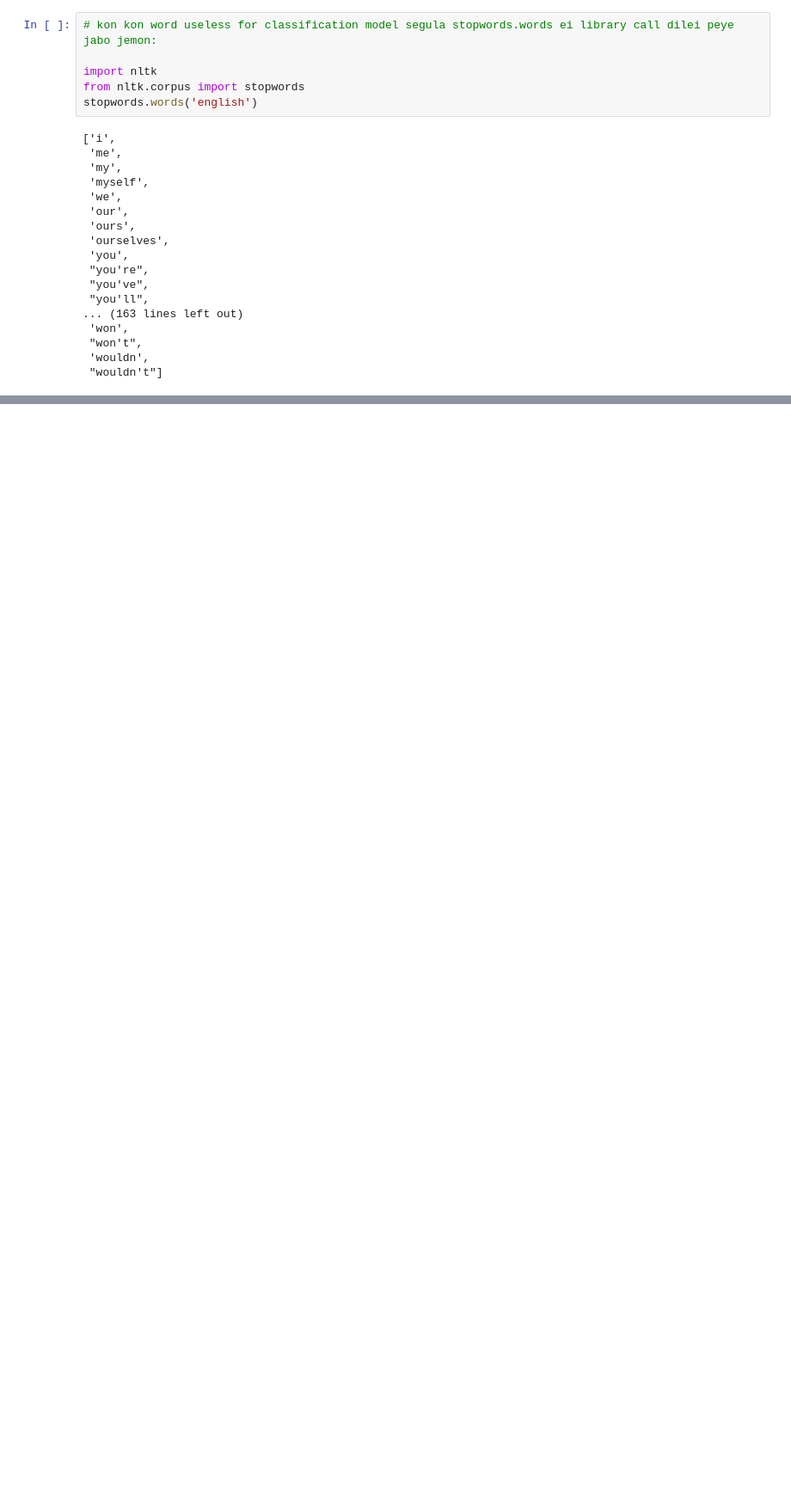
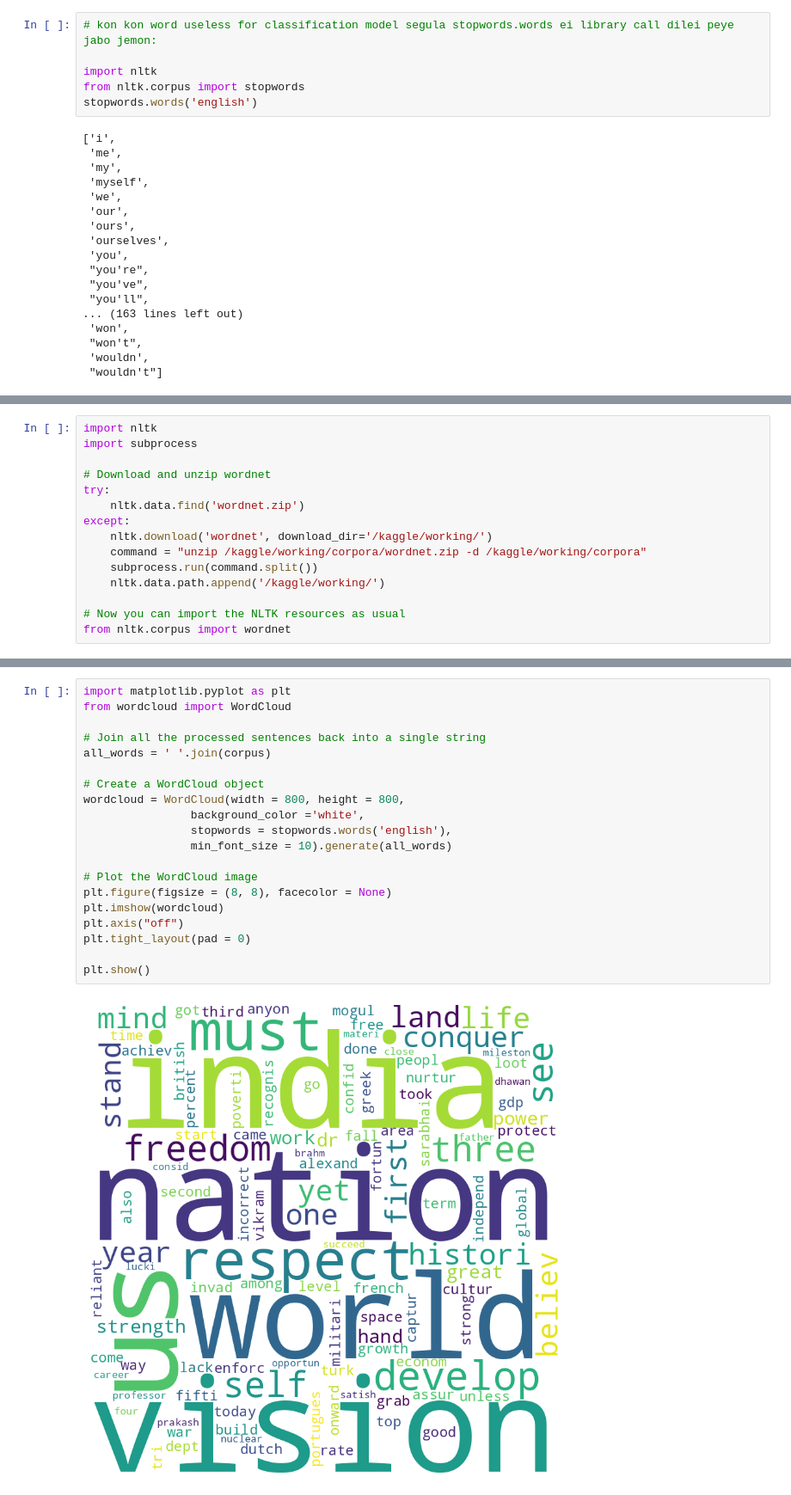
Before and after one commit to Shoukhin1803078/Generative-AI-LLMs-and-NLP-Learning-myself, a Jupyter notebook: nlp-myself-full-course.ipynb, the cells around one changed output, grey strips where cells are left out. Shown: that part at 86% size. Saved outputs shown, nothing was run; the diff lists cells and outputs as text; blank space fills up the shorter version.

Commit message:
Kaggle Notebook |  NLP Text Preprocessing Technique (All)) | Version 4

```diff
--- a/nlp-myself-full-course.ipynb
+++ b/nlp-myself-full-course.ipynb
@@ -175,0 +229,15 @@ sentences
+# %%
+import nltk
+import subprocess
+
+# Download and unzip wordnet
+try:
+    nltk.data.find('wordnet.zip')
+except:
+    nltk.download('wordnet', download_dir='/kaggle/working/')
+    command = "unzip /kaggle/working/corpora/wordnet.zip -d /kaggle/working/corpora"
+    subprocess.run(command.split())
+    nltk.data.path.append('/kaggle/working/')
+
+# Now you can import the NLTK resources as usual
+from nltk.corpus import wordnet
@@ -175,0 +379,22 @@ sentences
+# %%
+import matplotlib.pyplot as plt
+from wordcloud import WordCloud
+
+# Join all the processed sentences back into a single string
+all_words = ' '.join(corpus)
+
+# Create a WordCloud object
+wordcloud = WordCloud(width = 800, height = 800,
+                background_color ='white',
+                stopwords = stopwords.words('english'),
+                min_font_size = 10).generate(all_words)
+
+# Plot the WordCloud image
+plt.figure(figsize = (8, 8), facecolor = None)
+plt.imshow(wordcloud)
+plt.axis("off")
+plt.tight_layout(pad = 0)
+
+plt.show()
+# %% [output]
+[figure, added]
```
Also changed, not shown: parts of 11 cells of this notebook.
